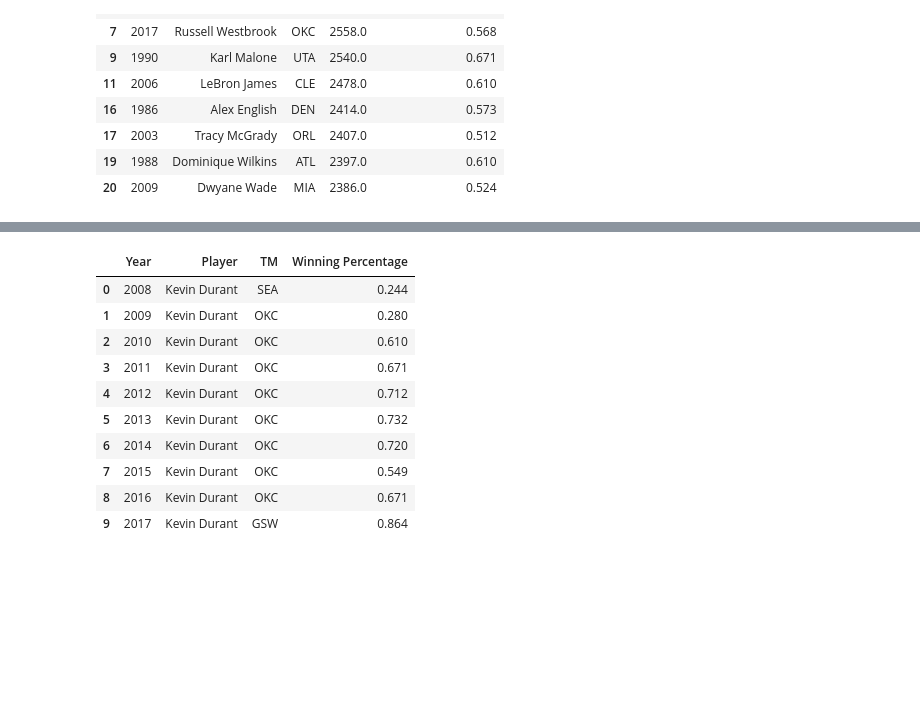
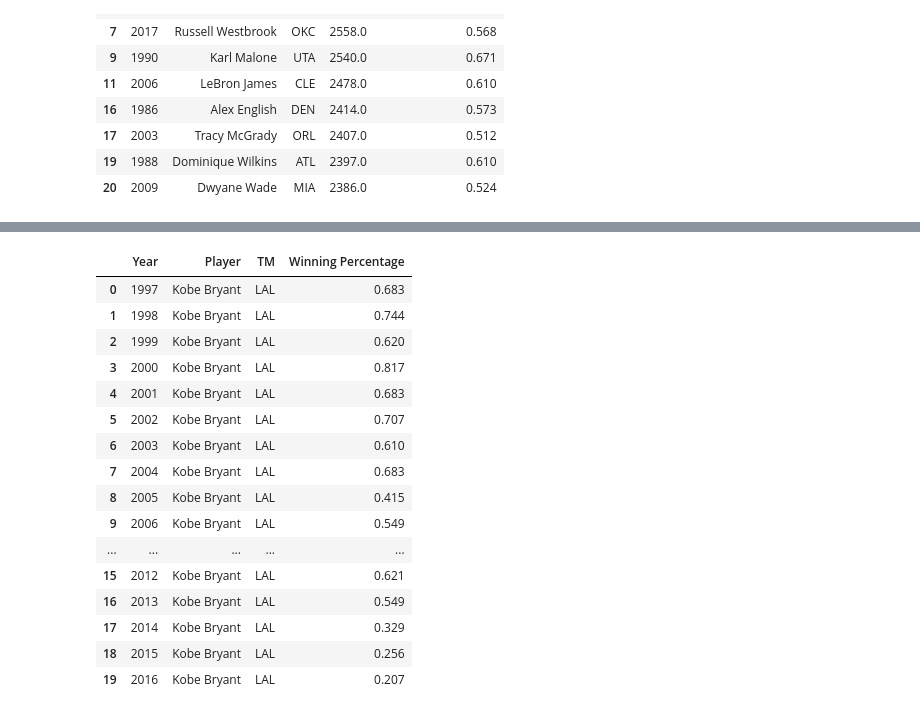
Before and after one commit to Kate-Yayla/Project1-Historical-NBA-Analysis, a Jupyter notebook: NBA Analysis.ipynb, the cells around one changed output, grey strips where cells are left out. Saved outputs shown, nothing was run; the diff lists cells and outputs as text; code cells hidden in the pictures; blank space fills up the shorter version.

```diff
--- a/NBA Analysis.ipynb
+++ b/NBA Analysis.ipynb
@@ -718,19 +724,26 @@ Top 10 NBA players based on points are ['Michael Jordan', 'Kobe Bryant', 'Kevin
 # %%
-user_input_data = player_points_data.loc[player_points_data["Player"] == 'Kevin Durant'].reset_index()
+user_input = input('Enter your player name.')
+user_input_data = player_points_data.loc[player_points_data["Player"] == user_input].reset_index()
 user_input_data = user_input_data[["Year", "Player", "TM", "Winning Percentage"]]
 user_input_data
 # %% [output]
 |  | Year | Player | TM | Winning Percentage |
-| 0 | 2008 | Kevin Durant | SEA | 0.244 |
-| 1 | 2009 | Kevin Durant | OKC | 0.280 |
-| 2 | 2010 | Kevin Durant | OKC | 0.610 |
-| 3 | 2011 | Kevin Durant | OKC | 0.671 |
-| 4 | 2012 | Kevin Durant | OKC | 0.712 |
-| 5 | 2013 | Kevin Durant | OKC | 0.732 |
-| 6 | 2014 | Kevin Durant | OKC | 0.720 |
-| 7 | 2015 | Kevin Durant | OKC | 0.549 |
-| 8 | 2016 | Kevin Durant | OKC | 0.671 |
-| 9 | 2017 | Kevin Durant | GSW | 0.864 |
+| 0 | 1997 | Kobe Bryant | LAL | 0.683 |
+| 1 | 1998 | Kobe Bryant | LAL | 0.744 |
+| 2 | 1999 | Kobe Bryant | LAL | 0.620 |
+| 3 | 2000 | Kobe Bryant | LAL | 0.817 |
+| 4 | 2001 | Kobe Bryant | LAL | 0.683 |
+| 5 | 2002 | Kobe Bryant | LAL | 0.707 |
+| 6 | 2003 | Kobe Bryant | LAL | 0.610 |
+| 7 | 2004 | Kobe Bryant | LAL | 0.683 |
+| 8 | 2005 | Kobe Bryant | LAL | 0.415 |
+| 9 | 2006 | Kobe Bryant | LAL | 0.549 |
+| ... | ... | ... | ... | ... |
+| 15 | 2012 | Kobe Bryant | LAL | 0.621 |
+| 16 | 2013 | Kobe Bryant | LAL | 0.549 |
+| 17 | 2014 | Kobe Bryant | LAL | 0.329 |
+| 18 | 2015 | Kobe Bryant | LAL | 0.256 |
+| 19 | 2016 | Kobe Bryant | LAL | 0.207 |
 # %%
 new_team = []
 year = []
```
Also changed, not shown: parts of 13 cells of this notebook.
